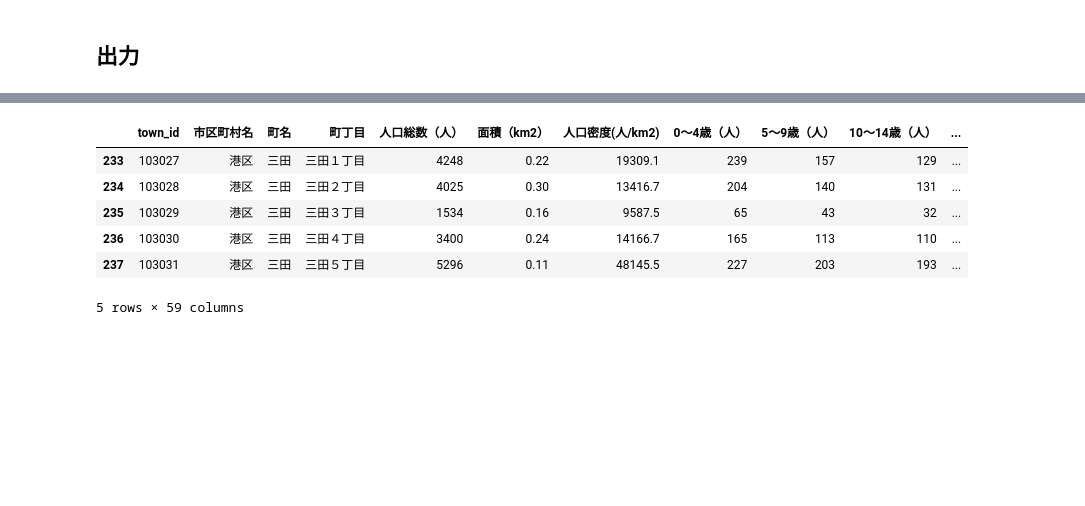
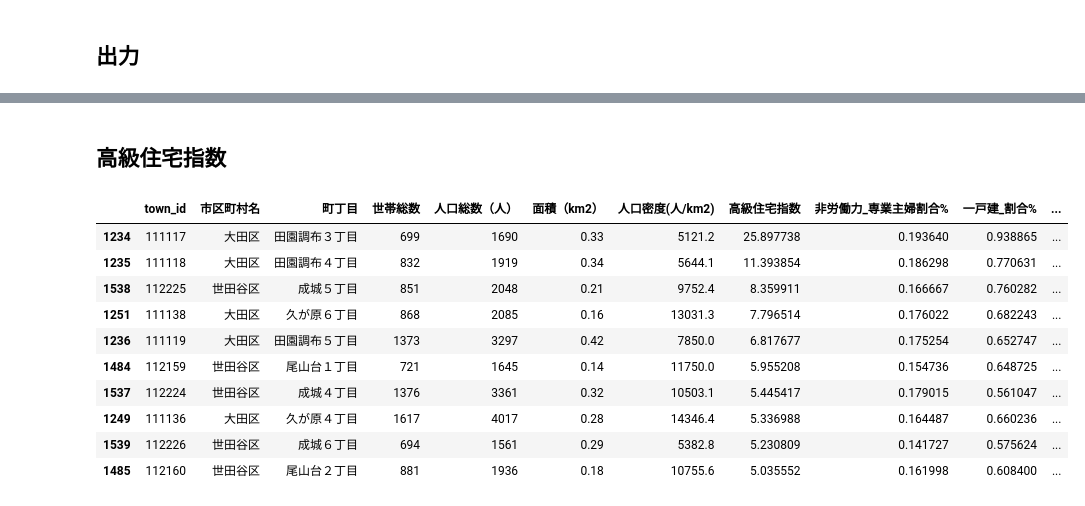
Before and after one commit to z-guard/analysis, a Jupyter notebook: notebooks/population_master.ipynb, the cells around one changed output, grey strips where cells are left out. Cells and saved outputs as stored; diff of their text form; code cells hidden in the pictures; blank space fills up the shorter version.

```diff
--- a/notebooks/population_master.ipynb
+++ b/notebooks/population_master.ipynb
@@ -449,13 +480,43 @@ df_population_master[
-# %%
-df_population_master[
-    (df_population_master['市区町村名'] == '港区') &
-    (df_population_master['町名'] == '三田')
-]
-# %% [output]
-|  | town_id | 市区町村名 | 町名 | 町丁目 | 人口総数（人） | 面積（km2） | 人口密度(人/km2) | 0〜4歳（人） | 5〜9歳（人） | 10〜14歳（人） | ... |
-| 233 | 103027 | 港区 | 三田 | 三田１丁目 | 4248 | 0.22 | 19309.1 | 239 | 157 | 129 | ... |
-| 234 | 103028 | 港区 | 三田 | 三田２丁目 | 4025 | 0.30 | 13416.7 | 204 | 140 | 131 | ... |
-| 235 | 103029 | 港区 | 三田 | 三田３丁目 | 1534 | 0.16 | 9587.5 | 65 | 43 | 32 | ... |
-| 236 | 103030 | 港区 | 三田 | 三田４丁目 | 3400 | 0.24 | 14166.7 | 165 | 113 | 110 | ... |
-| 237 | 103031 | 港区 | 三田 | 三田５丁目 | 5296 | 0.11 | 48145.5 | 227 | 203 | 193 | ... |
-5 rows × 59 columns
+# %% [markdown]
+## 高級住宅指数
+# %%
+score_family = df_population_master['世帯総数'].quantile(0.1)
+score_housewife = df_population_master['非労働力_専業主婦割合%'].quantile(0.8)
+score_towerapartment = df_population_master['一戸建_割合%'].quantile(0.8)
+score_ownedhouse = df_population_master['持ち家_割合%'].quantile(0.8)
+score_boardmember = df_population_master['労働力_役員割合%'].quantile(0.9)
+df_copy = df_population_master.copy()
+df_copy['高級住宅指数'] = df_copy['非労働力_専業主婦割合%'] * df_copy['一戸建_割合%'] * df_copy['持ち家_割合%'] * df_copy['労働力_役員割合%']*1000
+df_copy[
+    (df_copy['対象'] == 1) &
+    (df_copy['世帯総数'] > score_family) &
+    (df_copy['非労働力_専業主婦割合%'] > score_housewife) &
+    (df_copy['一戸建_割合%'] > score_towerapartment) &
+    (df_copy['持ち家_割合%'] > score_ownedhouse) &
+    (df_copy['労働力_役員割合%'] > score_boardmember)
+].sort_values('高級住宅指数', ascending=False)[[
+    'town_id',
+    '市区町村名',
+    '町丁目',
+    '世帯総数',
+    '人口総数（人）',
+    '面積（km2）',
+    '人口密度(人/km2)',
+    '高級住宅指数',
+    '非労働力_専業主婦割合%',
+    '一戸建_割合%',
+    '持ち家_割合%',
+    '労働力_役員割合%',
+]].head(10)
+# %% [output]
+|  | town_id | 市区町村名 | 町丁目 | 世帯総数 | 人口総数（人） | 面積（km2） | 人口密度(人/km2) | 高級住宅指数 | 非労働力_専業主婦割合% | 一戸建_割合% | ... |
+| 1234 | 111117 | 大田区 | 田園調布３丁目 | 699 | 1690 | 0.33 | 5121.2 | 25.897738 | 0.193640 | 0.938865 | ... |
+| 1235 | 111118 | 大田区 | 田園調布４丁目 | 832 | 1919 | 0.34 | 5644.1 | 11.393854 | 0.186298 | 0.770631 | ... |
+| 1538 | 112225 | 世田谷区 | 成城５丁目 | 851 | 2048 | 0.21 | 9752.4 | 8.359911 | 0.166667 | 0.760282 | ... |
+| 1251 | 111138 | 大田区 | 久が原６丁目 | 868 | 2085 | 0.16 | 13031.3 | 7.796514 | 0.176022 | 0.682243 | ... |
+| 1236 | 111119 | 大田区 | 田園調布５丁目 | 1373 | 3297 | 0.42 | 7850.0 | 6.817677 | 0.175254 | 0.652747 | ... |
+| 1484 | 112159 | 世田谷区 | 尾山台１丁目 | 721 | 1645 | 0.14 | 11750.0 | 5.955208 | 0.154736 | 0.648725 | ... |
+| 1537 | 112224 | 世田谷区 | 成城４丁目 | 1376 | 3361 | 0.32 | 10503.1 | 5.445417 | 0.179015 | 0.561047 | ... |
+| 1249 | 111136 | 大田区 | 久が原４丁目 | 1617 | 4017 | 0.28 | 14346.4 | 5.336988 | 0.164487 | 0.660236 | ... |
+| 1539 | 112226 | 世田谷区 | 成城６丁目 | 694 | 1561 | 0.29 | 5382.8 | 5.230809 | 0.141727 | 0.575624 | ... |
+| 1485 | 112160 | 世田谷区 | 尾山台２丁目 | 881 | 1936 | 0.18 | 10755.6 | 5.035552 | 0.161998 | 0.608400 | ... |
```
Also changed, not shown: parts of 12 cells of this notebook.
